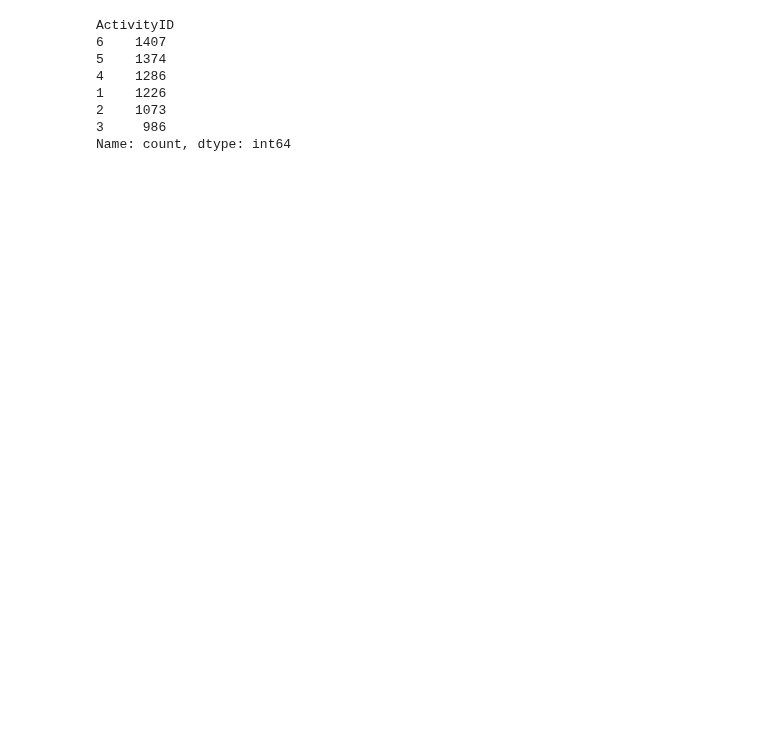
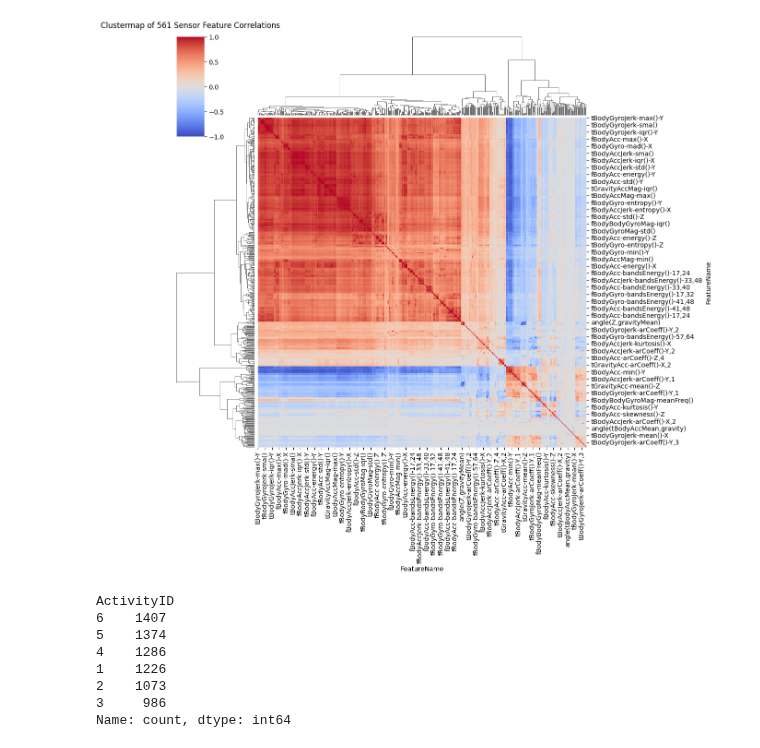
Before and after one commit to lorenz-k/FML-Activity-Classification, a Jupyter notebook: notebooks/data_exploration.ipynb, the cells around one changed output. Saved outputs shown, nothing was run; the diff lists cells and outputs as text; code cells hidden in the pictures; blank space fills up the shorter version.

```diff
--- a/notebooks/data_exploration.ipynb
+++ b/notebooks/data_exploration.ipynb
@@ -27,3 +34,19 @@ Datensatz geladen: (7352, 561)
+# %%
+# default uses pearson, can only detect linear relationships, but is more straightforward
+corr_matrix = X_train.corr()
+
+g = sns.clustermap(corr_matrix,
+                   annot=False,       # set to false when using all 561 features to avoid clutter
+                   cmap='coolwarm',
+                   vmin=-1, vmax=1,  #Ensure the scale is anchored at -1 and 1
+                   figsize=(12, 12))
+
+# 3. Adjust plot labels
+plt.title("Clustermap of 561 Sensor Feature Correlations", y=1.05)
+plt.setp(g.ax_heatmap.get_xticklabels(), rotation=90)
+plt.show()
+# %% [output]
+[figure, added]
 # %%
 # Die Labels (Antworten) laden
 y_train = pd.read_csv(os.path.join(data_path, 'train/y_train.txt'),
```
Also changed, not shown: parts of 2 cells of this notebook.
